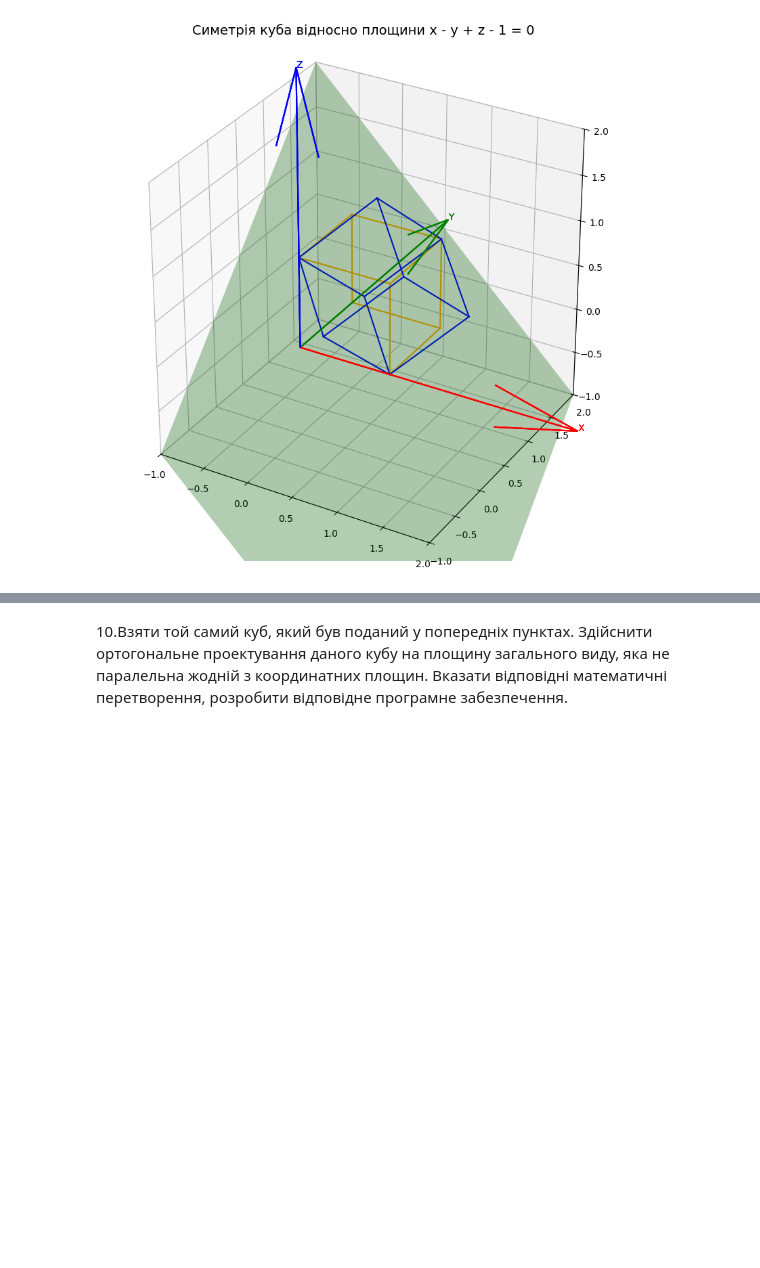
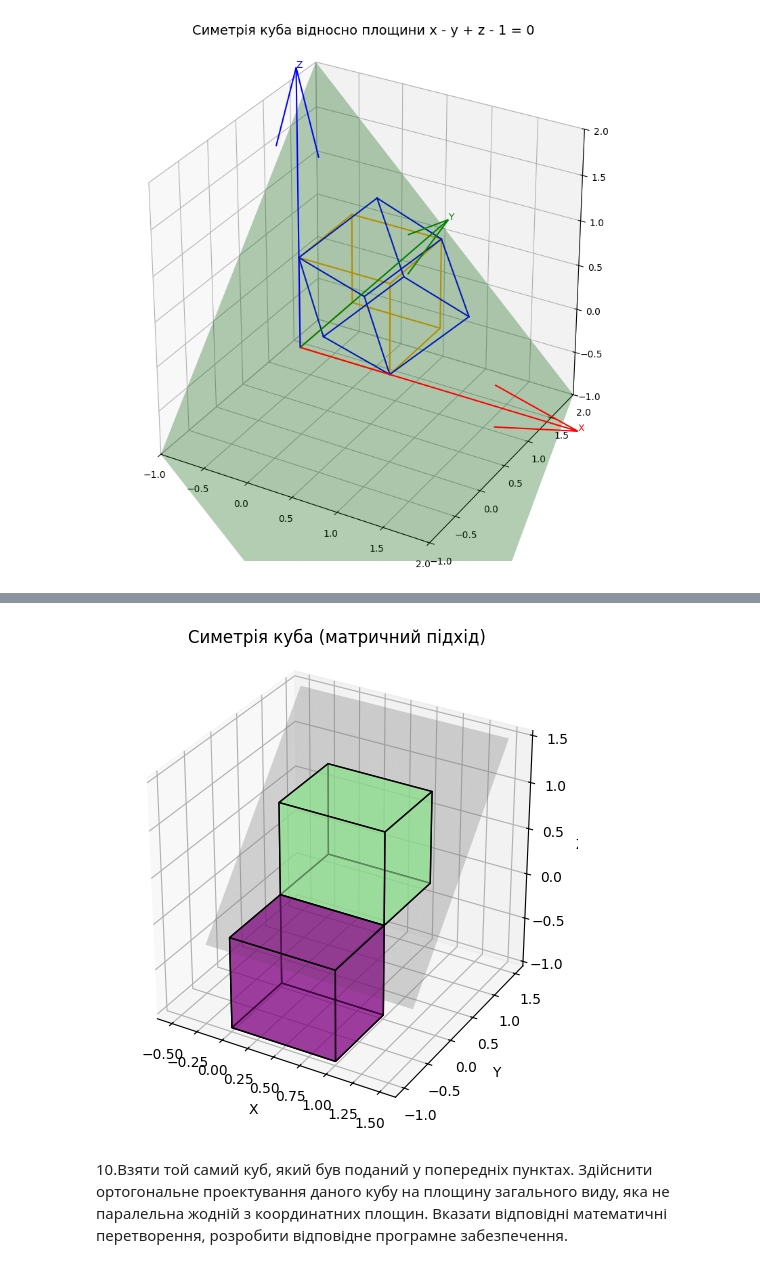
Before and after one commit to Angelina-Grbchh/Computer-Vision-Basics-Part2, a Jupyter notebook: Lab 4/lab4.ipynb, the cells around one changed output, grey strips where cells are left out. Cells and saved outputs as stored; diff of their text form; code cells hidden in the pictures; blank space fills up the shorter version.

```diff
--- a/Lab 4/lab4.ipynb
+++ b/Lab 4/lab4.ipynb
@@ -364,3 +367,78 @@ plt.show()
+# %%
+cube = np.array([
+    [0, 0, 0], [1, 0, 0], [1, 1, 0], [0, 1, 0],
+    [0, 0, 1], [1, 0, 1], [1, 1, 1], [0, 1, 1]
+])
+
+P1 = np.array([0, 0, 0])
+P2 = np.array([1, 0, 0])
+P3 = np.array([0, 1, 1])
+
+v1 = P2 - P1
+v2 = P3 - P1
+normal = np.cross(v1, v2)
+normal = normal / np.linalg.norm(normal)
+z_axis = normal
+x_axis = v1 / np.linalg.norm(v1)
+y_axis = np.cross(z_axis, x_axis)
+y_axis = y_axis / np.linalg.norm(y_axis)
+
+R = np.vstack([x_axis, y_axis, z_axis]).T
+R_inv = np.linalg.inv(R)
+
+T = np.eye(4)
+T[:3, 3] = -P1
+
+T_inv = np.eye(4)
+T_inv[:3, 3] = P1
+
+R4 = np.eye(4)
+R4[:3, :3] = R
+
+R4_inv = np.eye(4)
+R4_inv[:3, :3] = R_inv
+
+Mz = np.diag([1, 1, -1, 1])
+
+M = T_inv @ R4_inv @ Mz @ R4 @ T
+
+def to_homogeneous(v):
+    return np.hstack([v, [1]])
+
+reflected = np.array([M @ to_homogeneous(v) for v in cube])[:, :3]
+
+
+
+
+
+fig = plt.figure(figsize=(10, 6))
+ax = fig.add_subplot(111, projection='3d')
+
+faces = [[0,1,2,3], [4,5,6,7], [0,1,5,4],
+         [2,3,7,6], [1,2,6,5], [4,7,3,0]]
+
+def draw(vertices, color, alpha):
+    for face in faces:
+        ax.add_collection3d(Poly3DCollection([vertices[face]], facecolors=color, edgecolors='k', alpha=alpha))
+
+draw(cube, 'lightgreen', 0.5)
+draw(reflected, 'purple', 0.5)
+
+
+
+
+A, B, C = normal
+D = -np.dot(normal, P1)
+xx, yy = np.meshgrid(np.linspace(-0.5, 1.5, 10), np.linspace(-0.5, 1.5, 10))
+zz = (-A * xx - B * yy - D) / C
+ax.plot_surface(xx, yy, zz, alpha=0.3, color='gray')
+
+ax.set_xlabel("X"); ax.set_ylabel("Y"); ax.set_zlabel("Z")
+ax.set_title("Симетрія куба (матричний підхід)")
+ax.set_box_aspect([1,1,1])
+plt.show()
+# %% [output]
+[figure, added]
 # %% [markdown]
 10.Взяти той самий куб, який був поданий у попередніх
 пунктах. Здійснити ортогональне проектування даного кубу на площину
```
Also changed, not shown: parts of 14 cells of this notebook.
